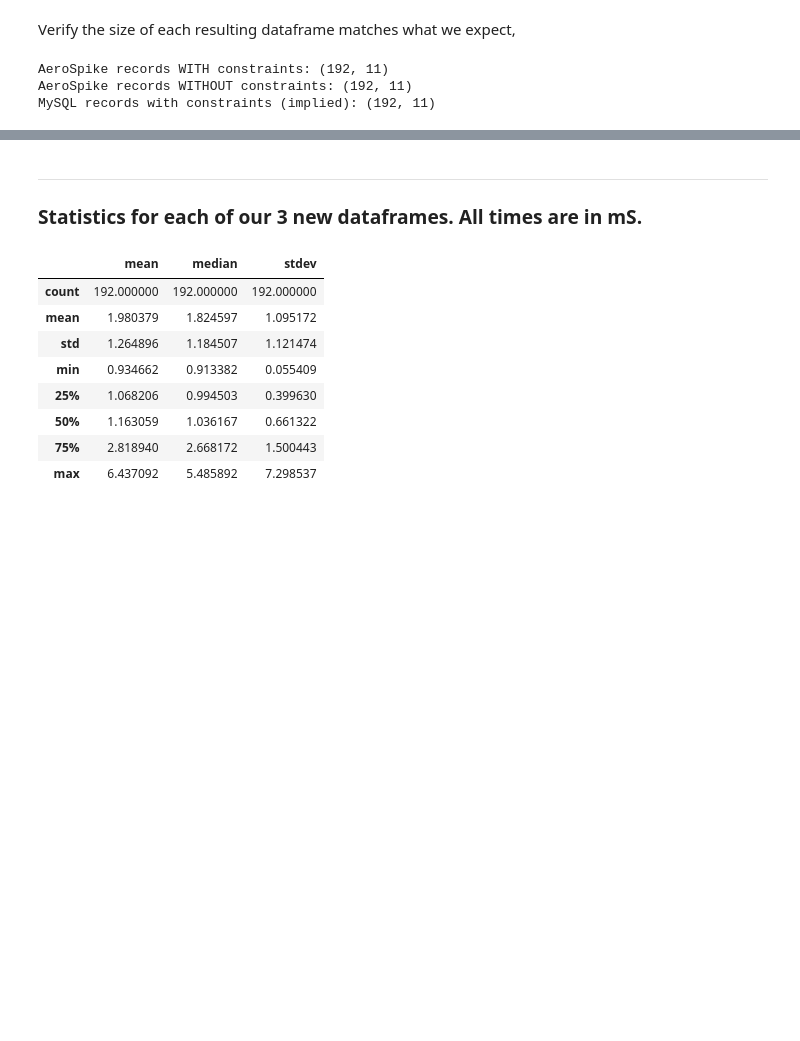
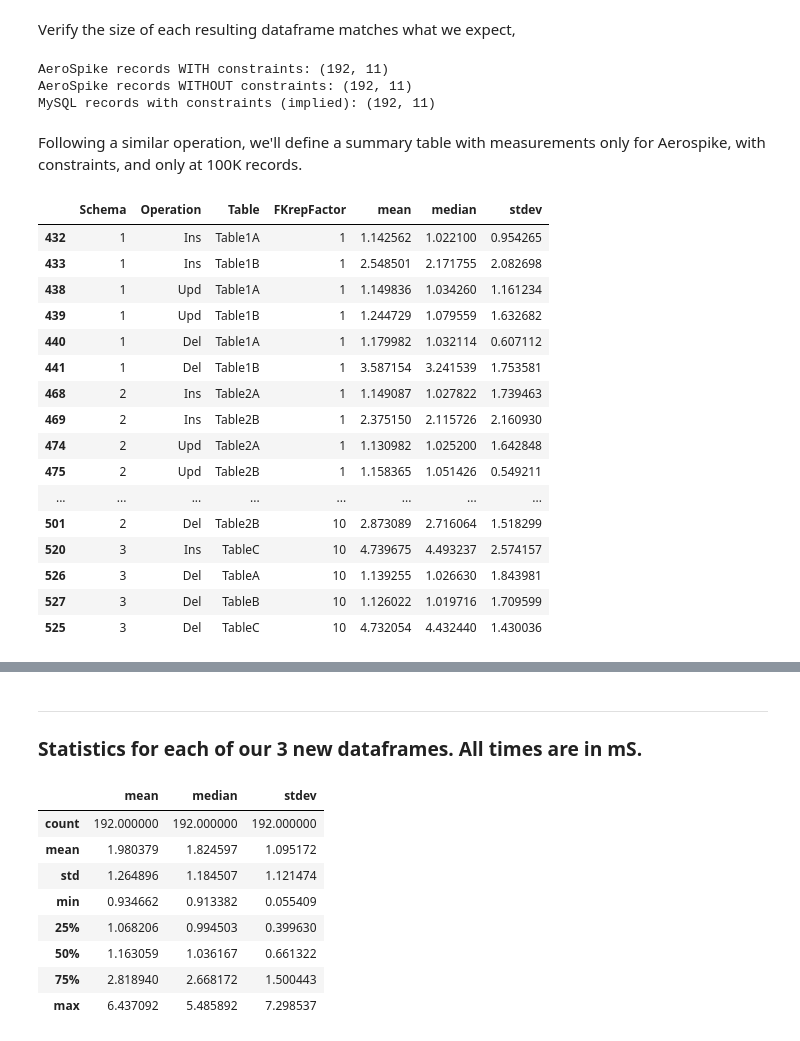
Before and after one commit to CheapSquier/NoSQL_w_PKFK_Constraints, a Jupyter notebook: AS_vs_SQL_analysis.ipynb, the cells around one changed output, grey strips where cells are left out. Drawn from its saved outputs; the diff is of its cells as text; code cells hidden in the pictures; blank space fills up the shorter version.

```diff
--- a/AS_vs_SQL_analysis.ipynb
+++ b/AS_vs_SQL_analysis.ipynb
@@ -74,3 +75,28 @@ print("MySQL records with constraints (implied):",SQLDF.shape)
 AeroSpike records WITH constraints: (192, 11)
 AeroSpike records WITHOUT constraints: (192, 11)
 MySQL records with constraints (implied): (192, 11)
+# %% [markdown]
+Following a similar operation, we'll define a summary table with measurements only for Aerospike, with constraints, and only at 100K records.
+# %%
+summaryDF = ASDFConstraintsYes.query('NumRows == 100000').drop(columns=["DB", "NumRows", "Constraints", "timestamp"])
+# Make Operation a Categorical column so we can sort it.
+summaryDF['Operation'] = pd.Categorical(summaryDF['Operation'], categories=[" Ins", " Upd", " Del"])
+summaryDF.sort_values(by=["FKrepFactor", "Schema", "Operation", "Table"])
+# %% [output]
+|  | Schema | Operation | Table | FKrepFactor | mean | median | stdev |
+| 432 | 1 | Ins | Table1A | 1 | 1.142562 | 1.022100 | 0.954265 |
+| 433 | 1 | Ins | Table1B | 1 | 2.548501 | 2.171755 | 2.082698 |
+| 438 | 1 | Upd | Table1A | 1 | 1.149836 | 1.034260 | 1.161234 |
+| 439 | 1 | Upd | Table1B | 1 | 1.244729 | 1.079559 | 1.632682 |
+| 440 | 1 | Del | Table1A | 1 | 1.179982 | 1.032114 | 0.607112 |
+| 441 | 1 | Del | Table1B | 1 | 3.587154 | 3.241539 | 1.753581 |
+| 468 | 2 | Ins | Table2A | 1 | 1.149087 | 1.027822 | 1.739463 |
+| 469 | 2 | Ins | Table2B | 1 | 2.375150 | 2.115726 | 2.160930 |
+| 474 | 2 | Upd | Table2A | 1 | 1.130982 | 1.025200 | 1.642848 |
+| 475 | 2 | Upd | Table2B | 1 | 1.158365 | 1.051426 | 0.549211 |
+| ... | ... | ... | ... | ... | ... | ... | ... |
+| 501 | 2 | Del | Table2B | 10 | 2.873089 | 2.716064 | 1.518299 |
+| 520 | 3 | Ins | TableC | 10 | 4.739675 | 4.493237 | 2.574157 |
+| 526 | 3 | Del | TableA | 10 | 1.139255 | 1.026630 | 1.843981 |
+| 527 | 3 | Del | TableB | 10 | 1.126022 | 1.019716 | 1.709599 |
+| 525 | 3 | Del | TableC | 10 | 4.732054 | 4.432440 | 1.430036 |
```
Also changed, not shown: parts of 23 cells of this notebook.
